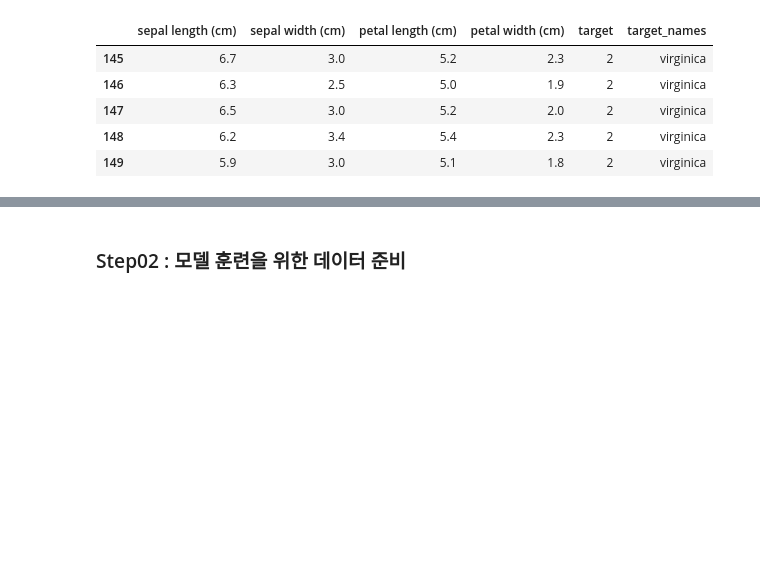
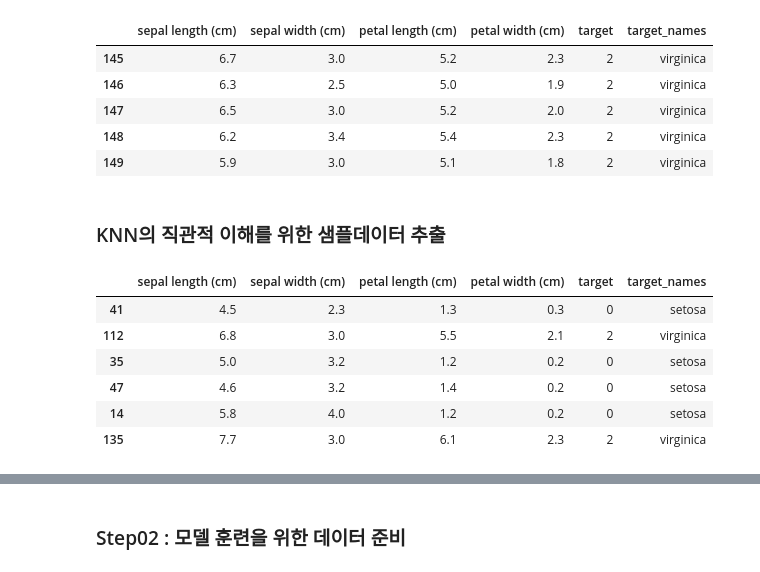
Before and after one commit to int29/PMLP-101, a Jupyter notebook: chapter_02_Algorithm_Classification_01_KNN/Untitled.ipynb, the cells around one changed output, grey strips where cells are left out. Cells and saved outputs as stored; diff of their text form; code cells hidden in the pictures; blank space fills up the shorter version.

```diff
--- a/chapter_02_Algorithm_Classification_01_KNN/Untitled.ipynb
+++ b/chapter_02_Algorithm_Classification_01_KNN/Untitled.ipynb
@@ -170,3 +179,19 @@ iris_df.tail()
 | 147 | 6.5 | 3.0 | 5.2 | 2.0 | 2 | virginica |
 | 148 | 6.2 | 3.4 | 5.4 | 2.3 | 2 | virginica |
 | 149 | 5.9 | 3.0 | 5.1 | 1.8 | 2 | virginica |
+# %% [markdown]
+### KNN의 직관적 이해를 위한 샘플데이터 추출
+# %%
+# 5개의 샘플을 랜덤으로 추출하여 sampled_train에 저장
+# 참고 : random_state는 시스템이 랜덤으로 뽑는 seed를 고정해서 여러번 수행해도 같은 결과가 노출될 수 있도록 고정한다.
+#987654
+sampled_train = iris_df.loc[(iris_df.target_names == "setosa")|(iris_df.target_names == "virginica")].sample(6, random_state=987654)
+sampled_train
+# %% [output]
+|  | sepal length (cm) | sepal width (cm) | petal length (cm) | petal width (cm) | target | target_names |
+| 41 | 4.5 | 2.3 | 1.3 | 0.3 | 0 | setosa |
+| 112 | 6.8 | 3.0 | 5.5 | 2.1 | 2 | virginica |
+| 35 | 5.0 | 3.2 | 1.2 | 0.2 | 0 | setosa |
+| 47 | 4.6 | 3.2 | 1.4 | 0.2 | 0 | setosa |
+| 14 | 5.8 | 4.0 | 1.2 | 0.2 | 0 | setosa |
+| 135 | 7.7 | 3.0 | 6.1 | 2.3 | 2 | virginica |
```
Also changed, not shown: parts of 9 cells of this notebook, 1 other file.
